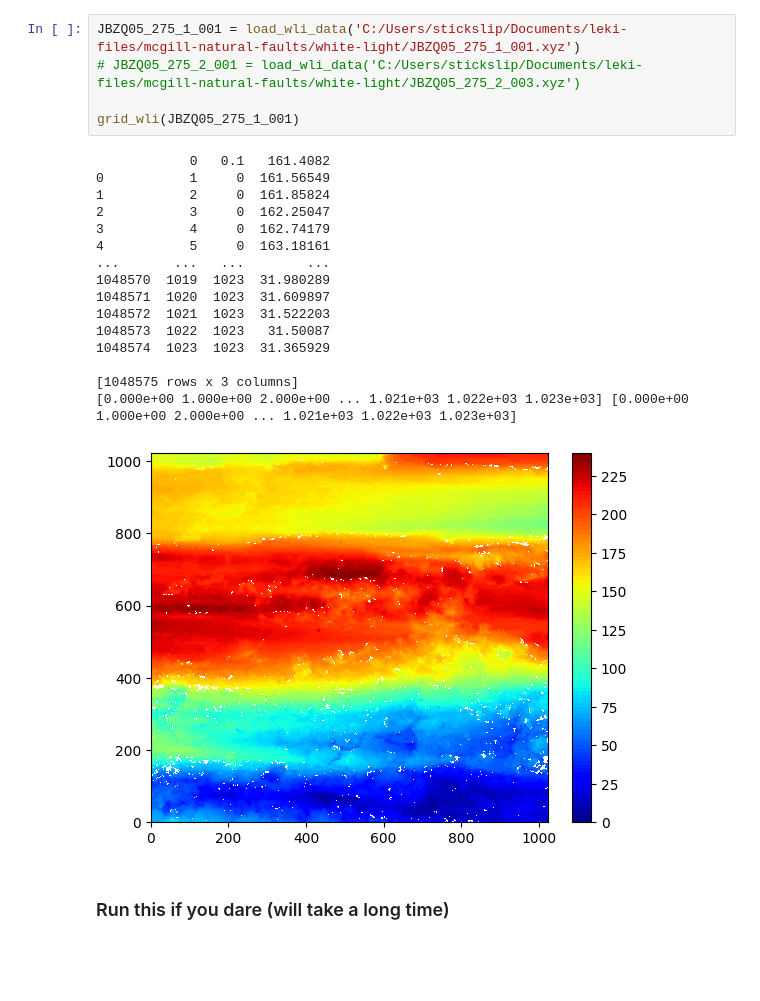
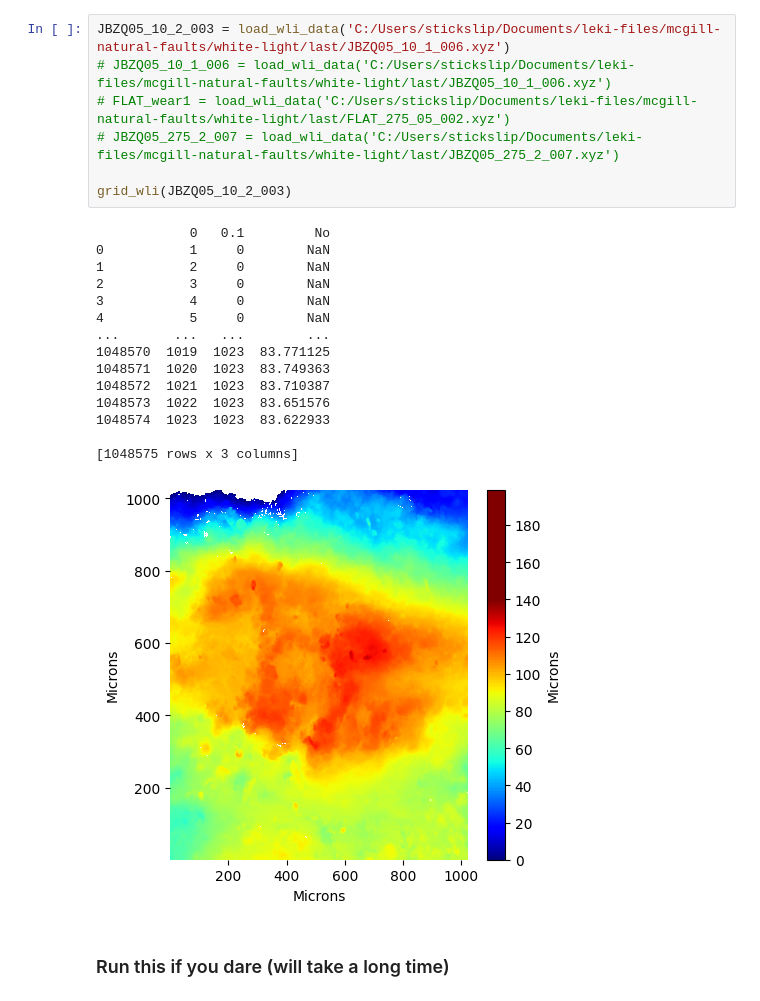
Before and after one commit to LekiYak/mcgill-natural-faults, a Jupyter notebook: src/wli_lab.ipynb, the cells around one changed output. Cells and saved outputs as stored; diff of their text form; blank space fills up the shorter version.

```diff
--- a/src/wli_lab.ipynb
+++ b/src/wli_lab.ipynb
@@ -96,25 +136,26 @@ def combined_save(path):
 # %%
-JBZQ05_275_1_001 = load_wli_data('C:/Users/stickslip/Documents/leki-files/mcgill-natural-faults/white-light/JBZQ05_275_1_001.xyz')
-# JBZQ05_275_2_001 = load_wli_data('C:/Users/stickslip/Documents/leki-files/mcgill-natural-faults/white-light/JBZQ05_275_2_003.xyz')
+JBZQ05_10_2_003 = load_wli_data('C:/Users/stickslip/Documents/leki-files/mcgill-natural-faults/white-light/last/JBZQ05_10_1_006.xyz')
+# JBZQ05_10_1_006 = load_wli_data('C:/Users/stickslip/Documents/leki-files/mcgill-natural-faults/white-light/last/JBZQ05_10_1_006.xyz')
+# FLAT_wear1 = load_wli_data('C:/Users/stickslip/Documents/leki-files/mcgill-natural-faults/white-light/last/FLAT_275_05_002.xyz')
+# JBZQ05_275_2_007 = load_wli_data('C:/Users/stickslip/Documents/leki-files/mcgill-natural-faults/white-light/last/JBZQ05_275_2_007.xyz')
 
-grid_wli(JBZQ05_275_1_001)
+grid_wli(JBZQ05_10_2_003)
 # %% [output]
-            0   0.1   161.4082
-0           1     0  161.56549
-1           2     0  161.85824
-2           3     0  162.25047
-3           4     0  162.74179
-4           5     0  163.18161
+            0   0.1         No
+0           1     0        NaN
+1           2     0        NaN
+2           3     0        NaN
+3           4     0        NaN
+4           5     0        NaN
 ...       ...   ...        ...
-1048570  1019  1023  31.980289
-1048571  1020  1023  31.609897
-1048572  1021  1023  31.522203
-1048573  1022  1023   31.50087
-1048574  1023  1023  31.365929
+1048570  1019  1023  83.771125
+1048571  1020  1023  83.749363
+1048572  1021  1023  83.710387
+1048573  1022  1023  83.651576
+1048574  1023  1023  83.622933
 
 [1048575 rows x 3 columns]
-[0.000e+00 1.000e+00 2.000e+00 ... 1.021e+03 1.022e+03 1.023e+03] [0.000e+00 1.000e+00 2.000e+00 ... 1.021e+03 1.022e+03 1.023e+03]
-[figure, old version]
+[figure, new version]
 # %% [markdown]
 ### Run this if you dare (will take a long time)
 # %%
```
Also changed, not shown: parts of 3 cells of this notebook.
